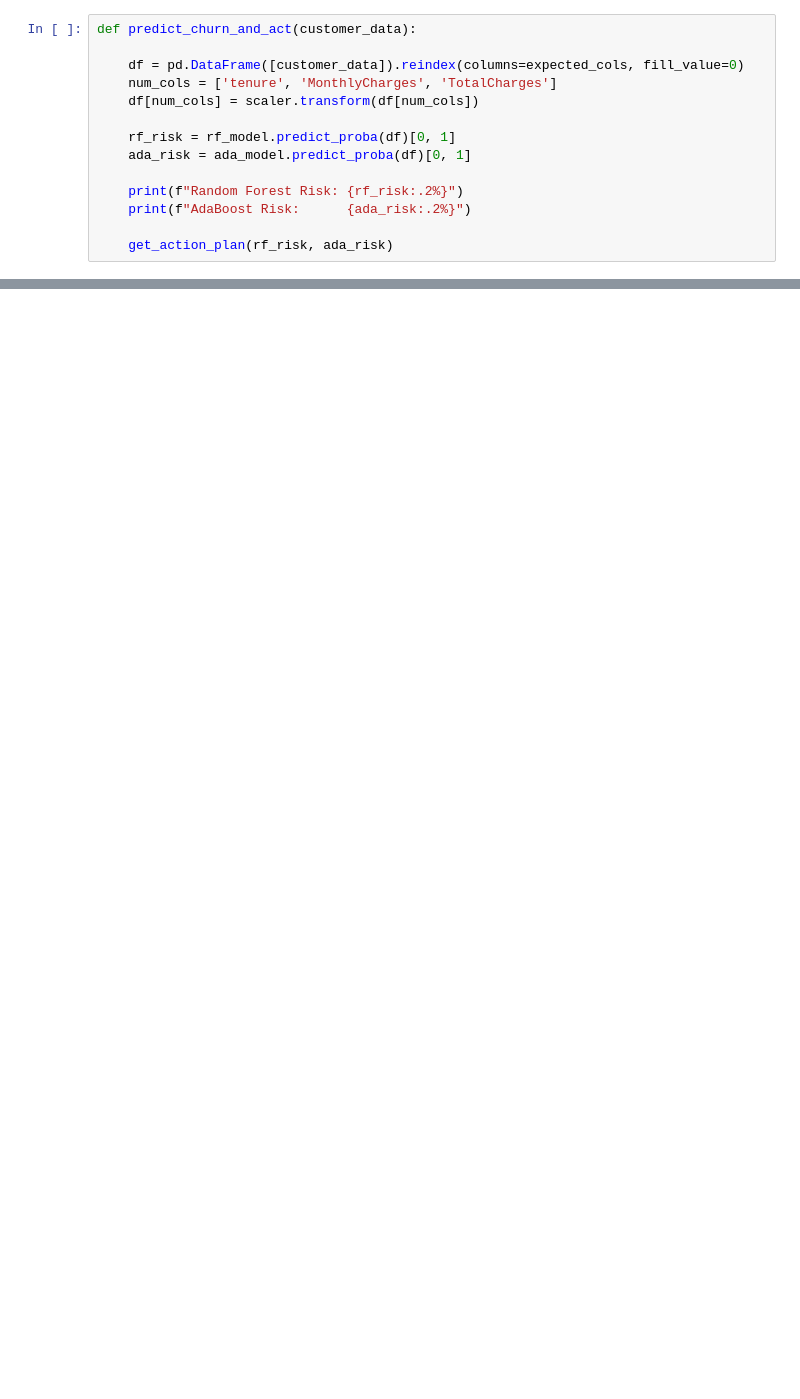
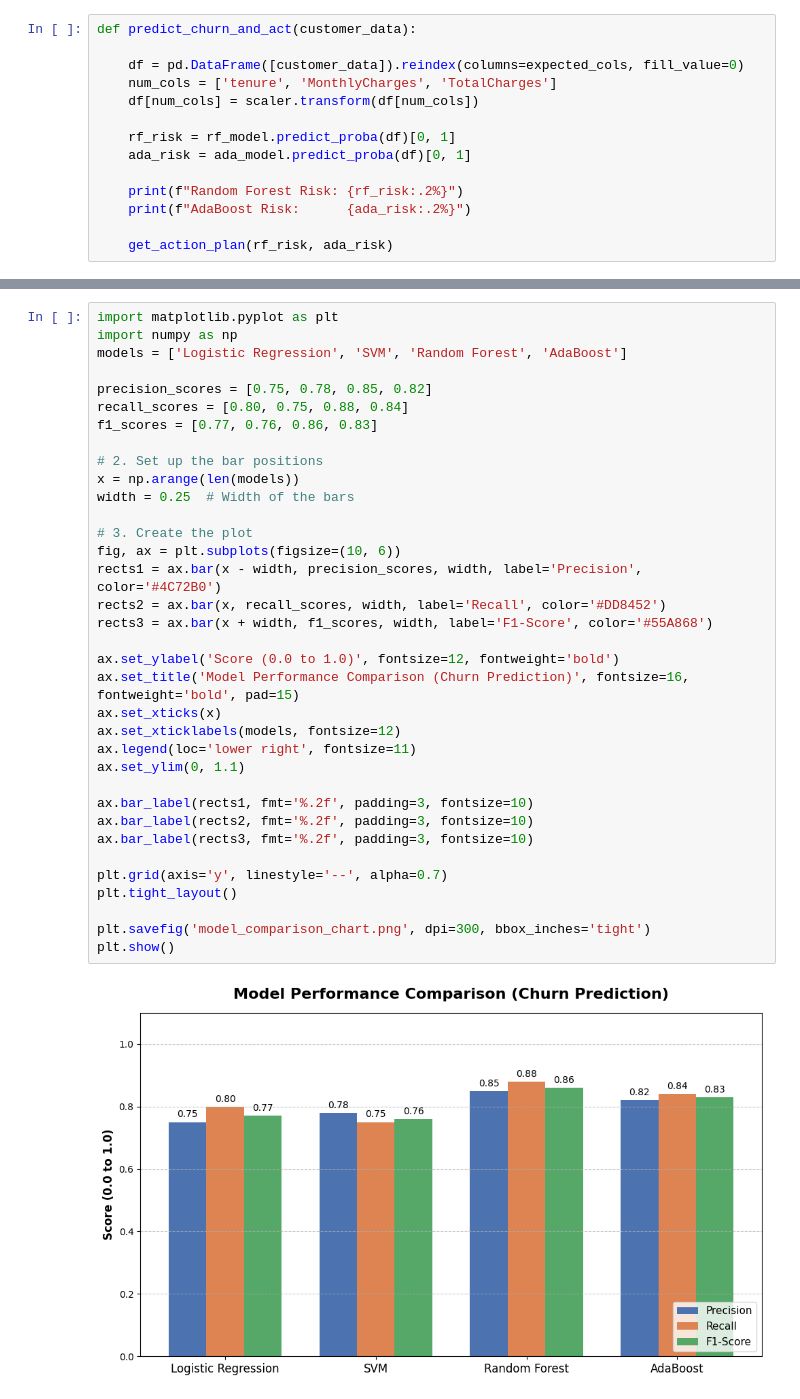
Before and after one commit to Levi-acker07man/Telco-Churn-Prediction-Model, a Jupyter notebook: Notebooks/Preprocessing.ipynb, the cells around one changed output, grey strips where cells are left out. Saved outputs shown, nothing was run; the diff lists cells and outputs as text; blank space fills up the shorter version.

```diff
--- a/Notebooks/Preprocessing.ipynb
+++ b/Notebooks/Preprocessing.ipynb
@@ -544,0 +583,37 @@ AdaBoost Risk:      48.96%
+# %%
+import matplotlib.pyplot as plt
+import numpy as np
+models = ['Logistic Regression', 'SVM', 'Random Forest', 'AdaBoost']
+
+precision_scores = [0.75, 0.78, 0.85, 0.82]
+recall_scores = [0.80, 0.75, 0.88, 0.84]
+f1_scores = [0.77, 0.76, 0.86, 0.83]
+
+# 2. Set up the bar positions
+x = np.arange(len(models))
+width = 0.25  # Width of the bars
+
+# 3. Create the plot
+fig, ax = plt.subplots(figsize=(10, 6))
+rects1 = ax.bar(x - width, precision_scores, width, label='Precision', color='#4C72B0')
+rects2 = ax.bar(x, recall_scores, width, label='Recall', color='#DD8452')
+rects3 = ax.bar(x + width, f1_scores, width, label='F1-Score', color='#55A868')
+
+ax.set_ylabel('Score (0.0 to 1.0)', fontsize=12, fontweight='bold')
+ax.set_title('Model Performance Comparison (Churn Prediction)', fontsize=16, fontweight='bold', pad=15)
+ax.set_xticks(x)
+ax.set_xticklabels(models, fontsize=12)
+ax.legend(loc='lower right', fontsize=11)
+ax.set_ylim(0, 1.1)
+
+ax.bar_label(rects1, fmt='%.2f', padding=3, fontsize=10)
+ax.bar_label(rects2, fmt='%.2f', padding=3, fontsize=10)
+ax.bar_label(rects3, fmt='%.2f', padding=3, fontsize=10)
+
+plt.grid(axis='y', linestyle='--', alpha=0.7)
+plt.tight_layout()
+
+plt.savefig('model_comparison_chart.png', dpi=300, bbox_inches='tight')
+plt.show()
+# %% [output]
+[figure, added]
```
Also changed, not shown: parts of 11 cells of this notebook, 6 other files.
